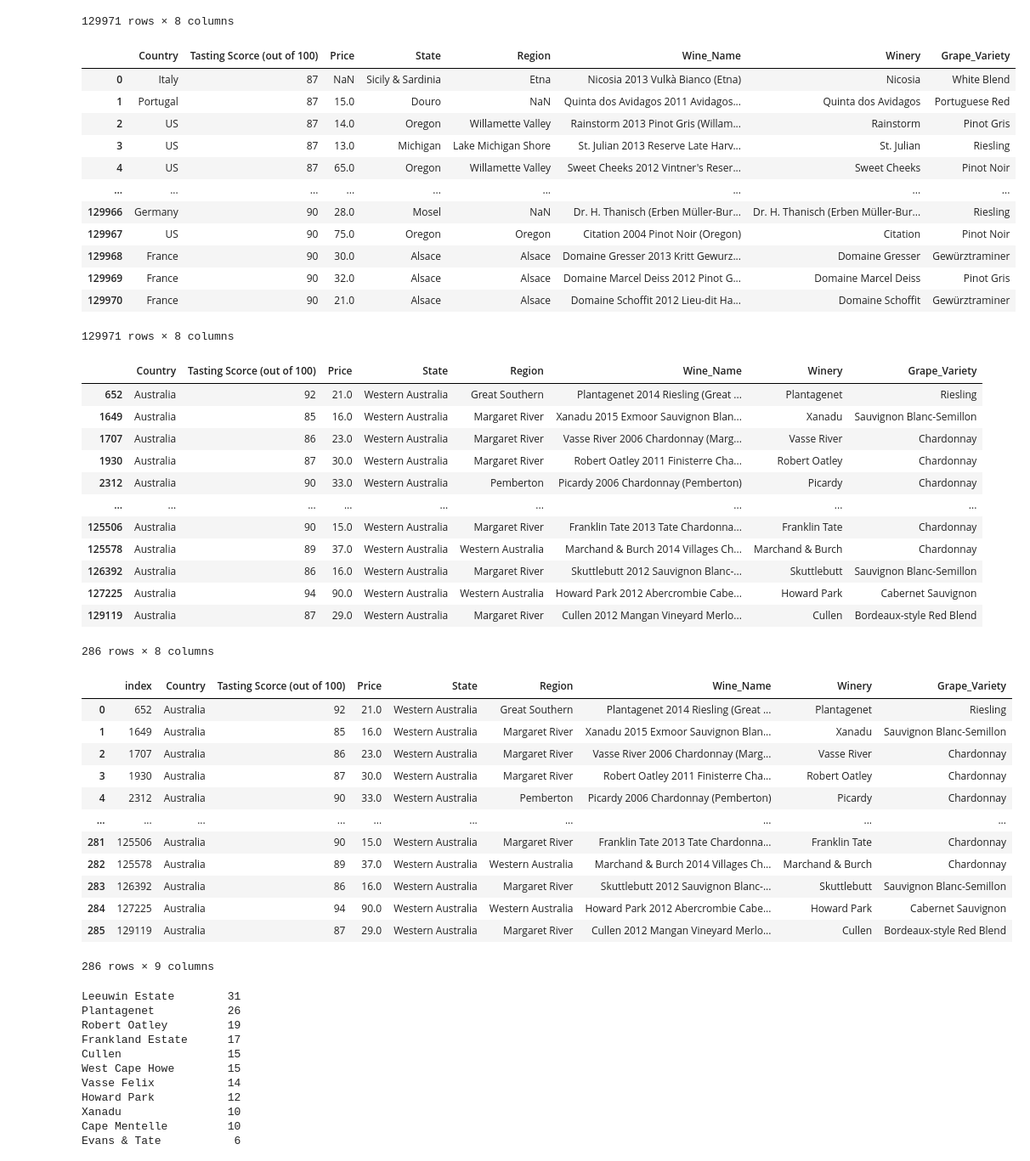
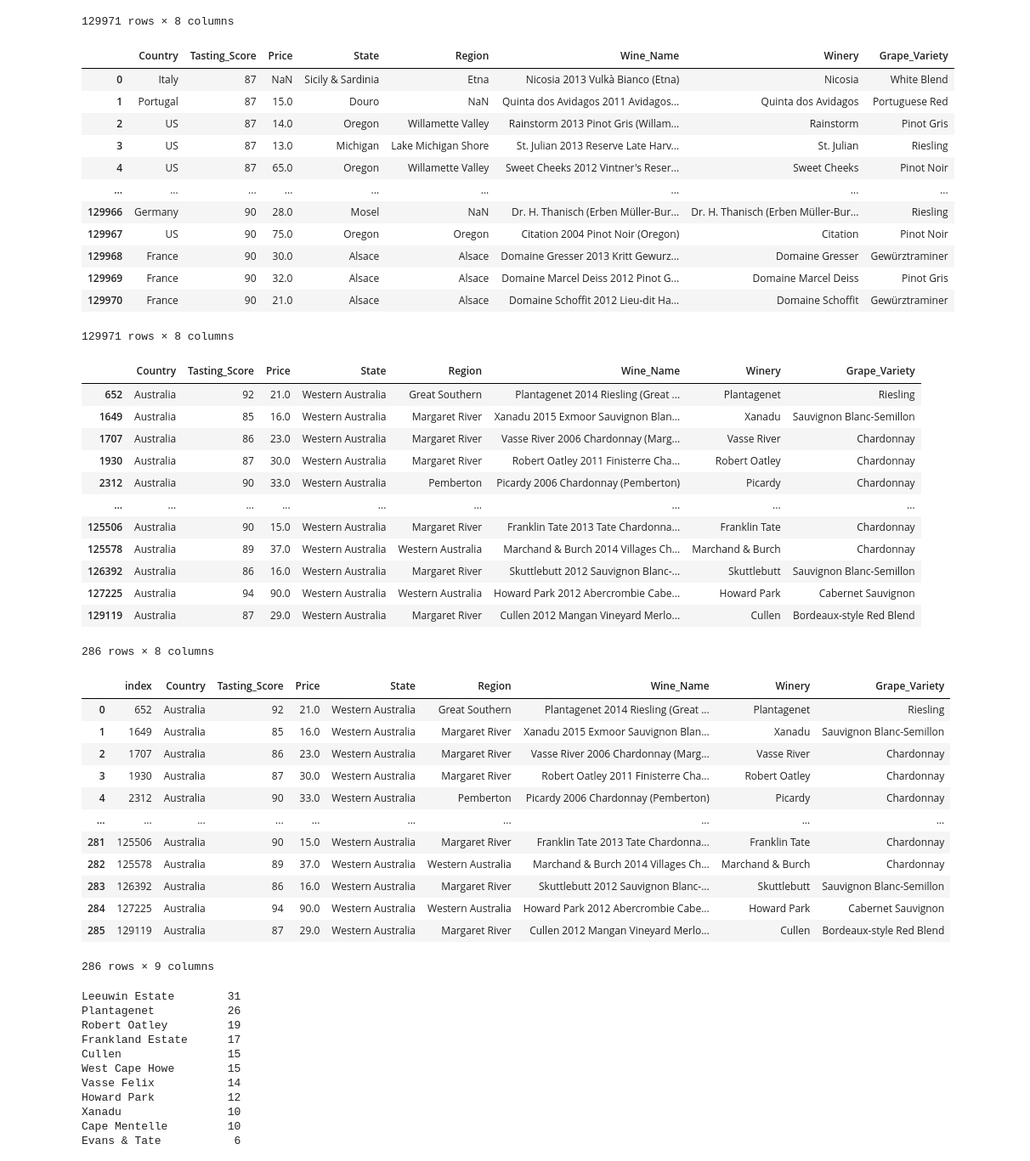
Before and after one commit to CarmenK2/ETL-project, a Jupyter notebook: vineyard.ipynb, the cells around one changed output. Shown at 85% size. Cells and saved outputs as stored; diff of their text form; code cells hidden in the pictures.

```diff
--- a/vineyard.ipynb
+++ b/vineyard.ipynb
@@ -94,12 +91,12 @@ cleanwine_df
 129971 rows × 8 columns
 # %%
 # Rename column heads
-cleanwine_df = cleanwine_df.rename(columns={"country":"Country", "points":"Tasting Scorce (out of 100)", "price":"Price", "province":"State", "region_1":"Region", "title": "Wine_Name", "winery":"Winery", "variety":"Grape_Variety"})
+cleanwine_df = cleanwine_df.rename(columns={"country":"Country", "points":"Tasting_Score", "price":"Price", "province":"State", "region_1":"Region", "title": "Wine_Name", "winery":"Winery", "variety":"Grape_Variety"})
 
 # Display dataframe
 cleanwine_df
 # %% [output]
-|  | Country | Tasting Scorce (out of 100) | Price | State | Region | Wine_Name | Winery | Grape_Variety |
+|  | Country | Tasting_Score | Price | State | Region | Wine_Name | Winery | Grape_Variety |
 | 0 | Italy | 87 | NaN | Sicily & Sardinia | Etna | Nicosia 2013 Vulkà Bianco (Etna) | Nicosia | White Blend |
 | 1 | Portugal | 87 | 15.0 | Douro | NaN | Quinta dos Avidagos 2011 Avidagos... | Quinta dos Avidagos | Portuguese Red |
 | 2 | US | 87 | 14.0 | Oregon | Willamette Valley | Rainstorm 2013 Pinot Gris (Willam... | Rainstorm | Pinot Gris |
@@ -119,7 +116,7 @@ WaWinedf = cleanwine_df.loc[cleanwine_df["State"]=="Western Australia"]
 # Display dataframe
 WaWinedf
 # %% [output]
-|  | Country | Tasting Scorce (out of 100) | Price | State | Region | Wine_Name | Winery | Grape_Variety |
+|  | Country | Tasting_Score | Price | State | Region | Wine_Name | Winery | Grape_Variety |
 | 652 | Australia | 92 | 21.0 | Western Australia | Great Southern | Plantagenet 2014 Riesling (Great ... | Plantagenet | Riesling |
 | 1649 | Australia | 85 | 16.0 | Western Australia | Margaret River | Xanadu 2015 Exmoor Sauvignon Blan... | Xanadu | Sauvignon Blanc-Semillon |
 | 1707 | Australia | 86 | 23.0 | Western Australia | Margaret River | Vasse River 2006 Chardonnay (Marg... | Vasse River | Chardonnay |
@@ -137,7 +134,7 @@ WA_Wine_DF = WaWinedf.reset_index()
 
 WA_Wine_DF
 # %% [output]
-|  | index | Country | Tasting Scorce (out of 100) | Price | State | Region | Wine_Name | Winery | Grape_Variety |
+|  | index | Country | Tasting_Score | Price | State | Region | Wine_Name | Winery | Grape_Variety |
 | 0 | 652 | Australia | 92 | 21.0 | Western Australia | Great Southern | Plantagenet 2014 Riesling (Great ... | Plantagenet | Riesling |
 | 1 | 1649 | Australia | 85 | 16.0 | Western Australia | Margaret River | Xanadu 2015 Exmoor Sauvignon Blan... | Xanadu | Sauvignon Blanc-Semillon |
 | 2 | 1707 | Australia | 86 | 23.0 | Western Australia | Margaret River | Vasse River 2006 Chardonnay (Marg... | Vasse River | Chardonnay |
```
Also changed, not shown: parts of 9 cells of this notebook, 3 other files.
